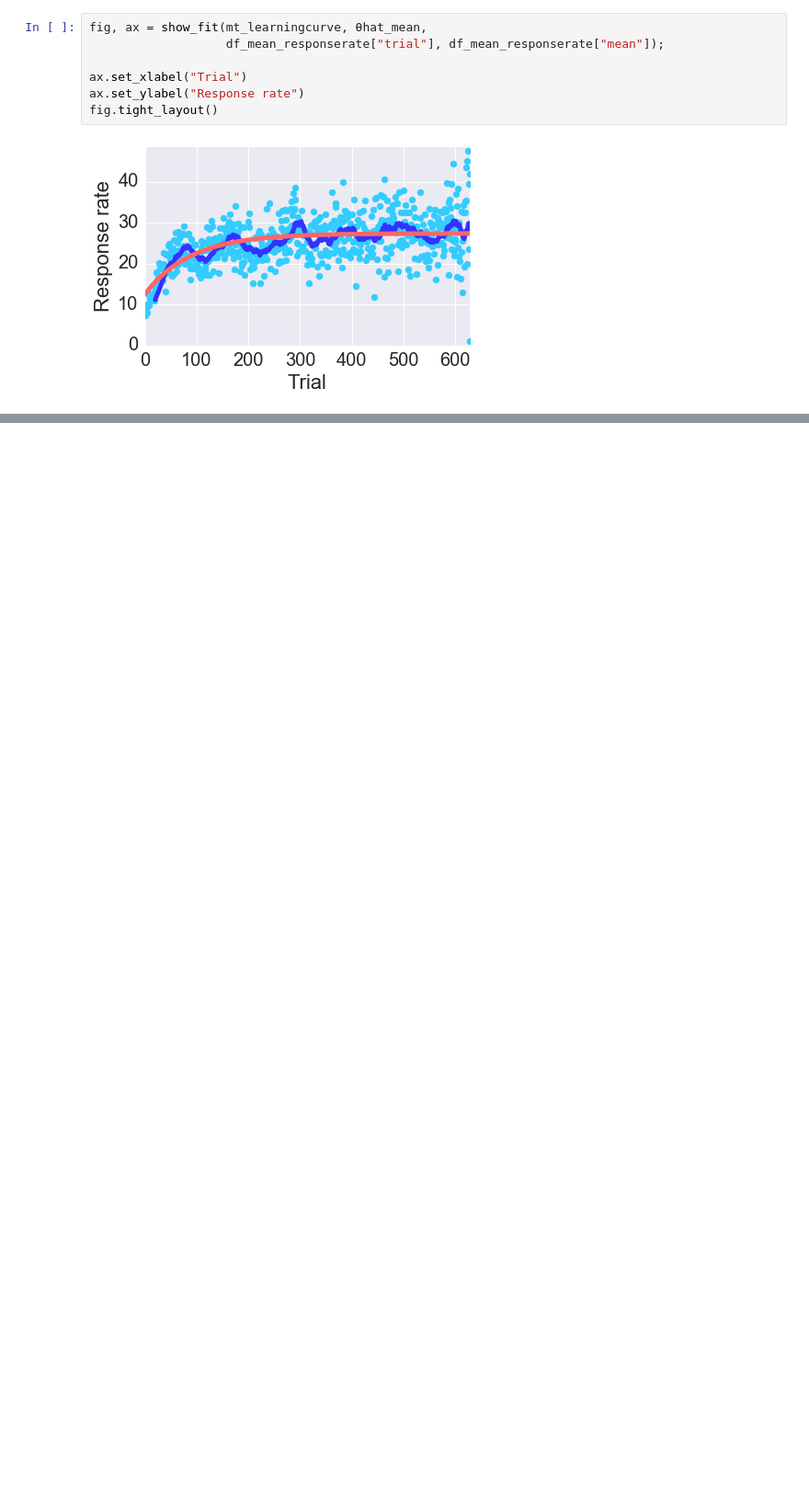
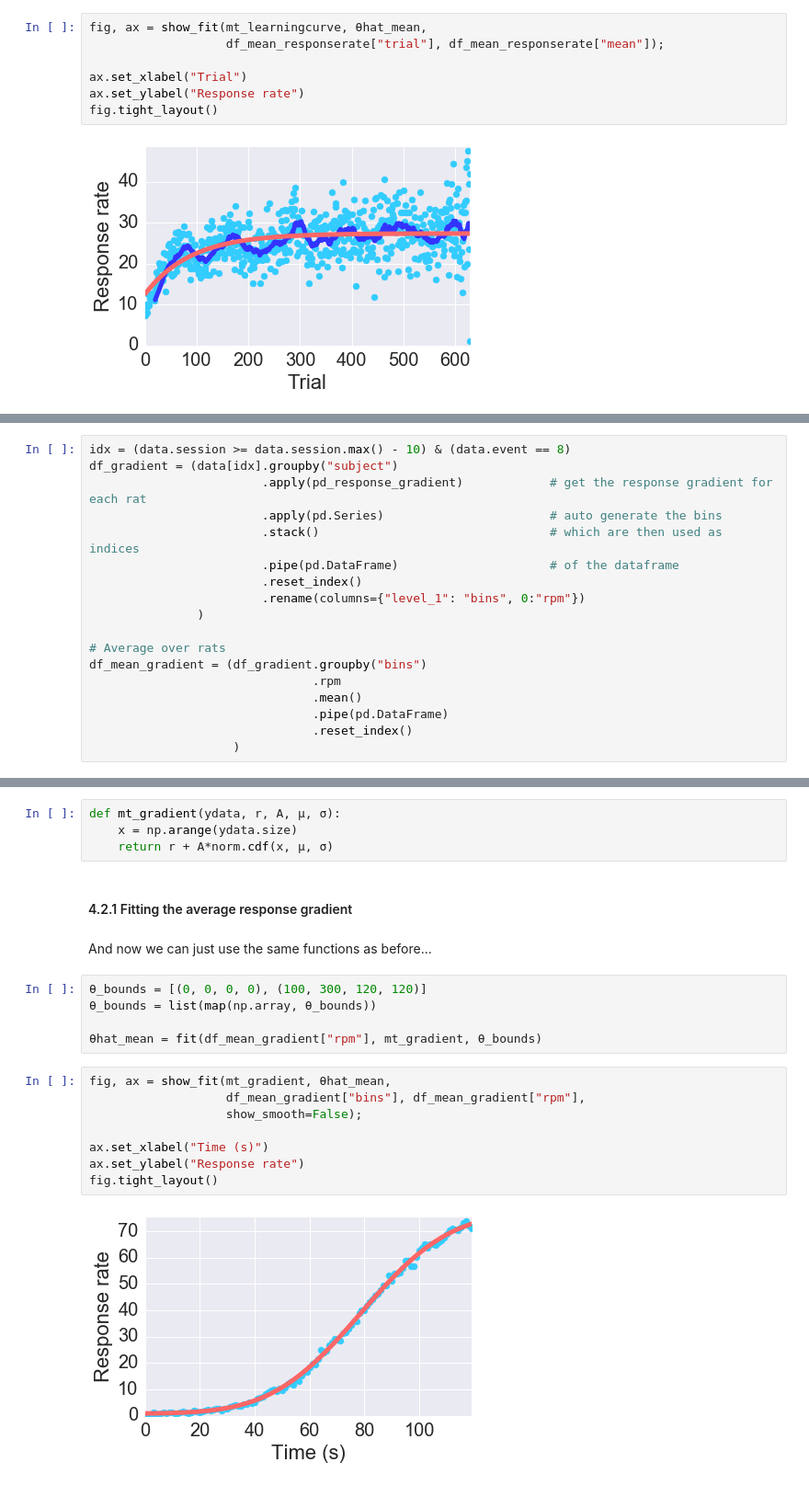
Before and after one commit to dfreestone/modular_theory, a Jupyter notebook: fitting/explicit_solutions.ipynb, the cells around one changed output, grey strips where cells are left out. Shown at 92% size. Saved outputs shown, nothing was run; the diff lists cells and outputs as text; blank space fills up the shorter version.

```diff
--- a/fitting/explicit_solutions.ipynb
+++ b/fitting/explicit_solutions.ipynb
@@ -356,0 +379,18 @@ corrplot(θhat_individual[["βr", "βe", "R0", "A"]])
+# %%
+idx = (data.session >= data.session.max() - 10) & (data.event == 8)
+df_gradient = (data[idx].groupby("subject")
+                        .apply(pd_response_gradient)            # get the response gradient for each rat
+                        .apply(pd.Series)                       # auto generate the bins
+                        .stack()                                # which are then used as indices
+                        .pipe(pd.DataFrame)                     # of the dataframe
+                        .reset_index()
+                        .rename(columns={"level_1": "bins", 0:"rpm"})
+               )
+
+# Average over rats
+df_mean_gradient = (df_gradient.groupby("bins")
+                               .rpm
+                               .mean()
+                               .pipe(pd.DataFrame)
+                               .reset_index()
+                    )
@@ -356,0 +410,23 @@ corrplot(θhat_individual[["βr", "βe", "R0", "A"]])
+# %%
+def mt_gradient(ydata, r, A, μ, σ):
+    x = np.arange(ydata.size)
+    return r + A*norm.cdf(x, μ, σ)
+# %% [markdown]
+#### 4.2.1 Fitting the average response gradient
+# %% [markdown]
+And now we can just use the same functions as before...
+# %%
+θ_bounds = [(0, 0, 0, 0), (100, 300, 120, 120)]
+θ_bounds = list(map(np.array, θ_bounds))
+
+θhat_mean = fit(df_mean_gradient["rpm"], mt_gradient, θ_bounds)
+# %%
+fig, ax = show_fit(mt_gradient, θhat_mean,
+                   df_mean_gradient["bins"], df_mean_gradient["rpm"],
+                   show_smooth=False);
+
+ax.set_xlabel("Time (s)")
+ax.set_ylabel("Response rate")
+fig.tight_layout()
+# %% [output]
+[figure, added]
```
Also changed, not shown: parts of 22 cells of this notebook.
